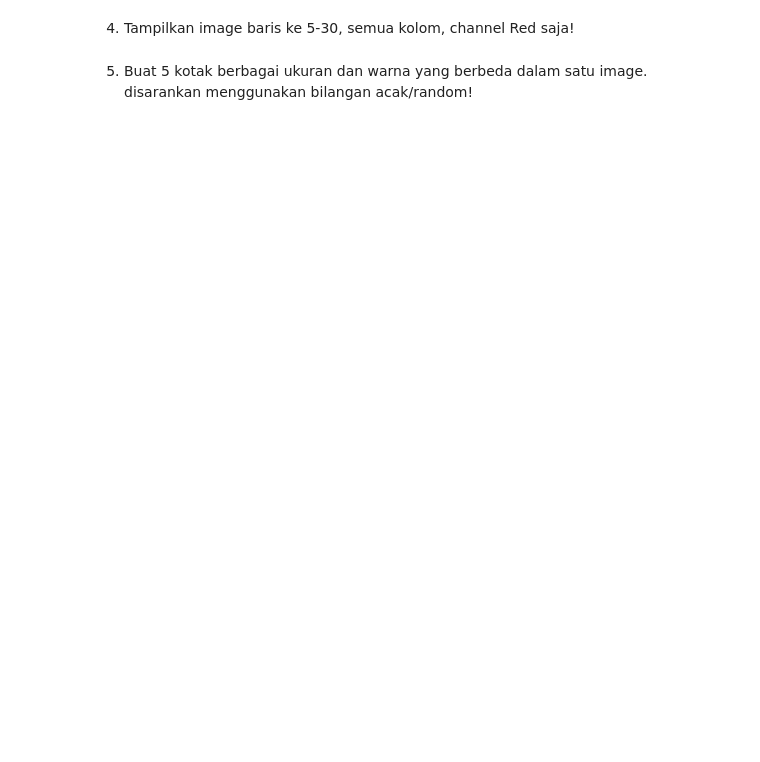
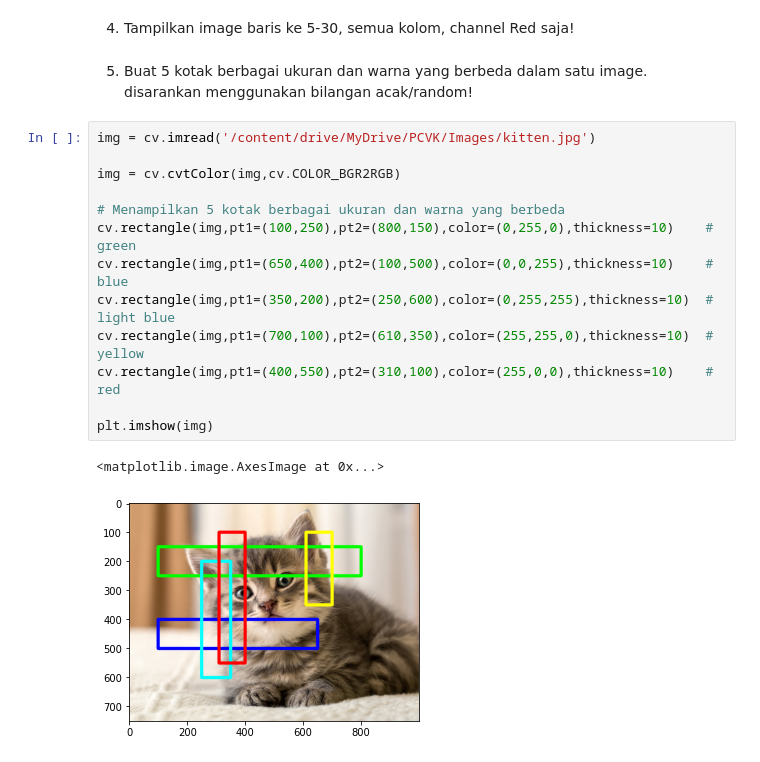
Before and after one commit to vinkharisma/PCVK_Genap_2023, a Jupyter notebook: Week2.ipynb, the cells around one changed output. Cells and saved outputs as stored; diff of their text form; blank space fills up the shorter version.

```diff
--- a/Week2.ipynb
+++ b/Week2.ipynb
@@ -214,3 +222,19 @@ ax.imshow(img5)
 4. Tampilkan image baris ke 5-30, semua kolom, channel Red saja!
 # %% [markdown]
 5. Buat 5 kotak berbagai ukuran dan warna yang berbeda dalam satu image. disarankan menggunakan bilangan acak/random!
+# %%
+img = cv.imread('/content/drive/MyDrive/PCVK/Images/kitten.jpg')
+
+img = cv.cvtColor(img,cv.COLOR_BGR2RGB)
+
+# Menampilkan 5 kotak berbagai ukuran dan warna yang berbeda
+cv.rectangle(img,pt1=(100,250),pt2=(800,150),color=(0,255,0),thickness=10)    # green
+cv.rectangle(img,pt1=(650,400),pt2=(100,500),color=(0,0,255),thickness=10)    # blue
+cv.rectangle(img,pt1=(350,200),pt2=(250,600),color=(0,255,255),thickness=10)  # light blue
+cv.rectangle(img,pt1=(700,100),pt2=(610,350),color=(255,255,0),thickness=10)  # yellow
+cv.rectangle(img,pt1=(400,550),pt2=(310,100),color=(255,0,0),thickness=10)    # red
+
+plt.imshow(img)
+# %% [output]
+<matplotlib.image.AxesImage at 0x...>
+[figure, added]
```
Also changed, not shown: parts of 9 cells of this notebook.
